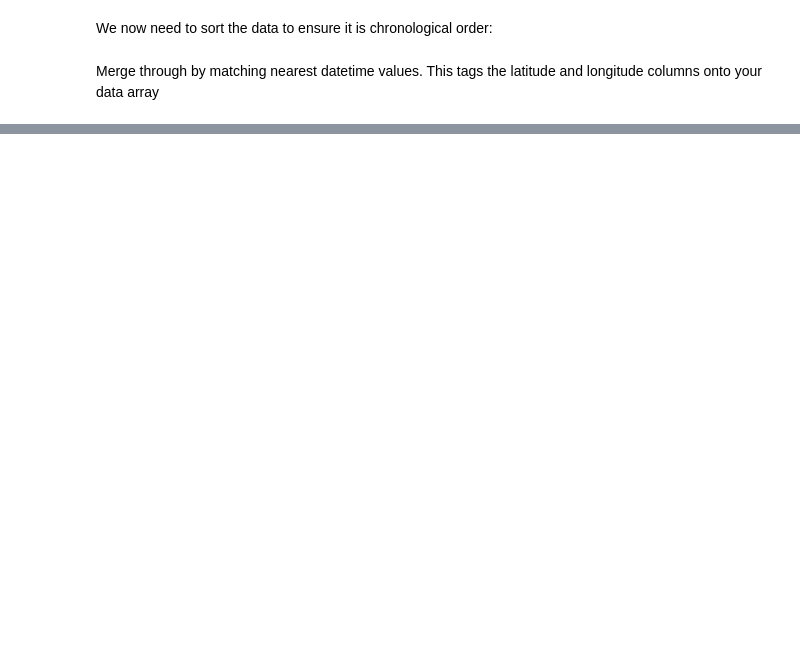
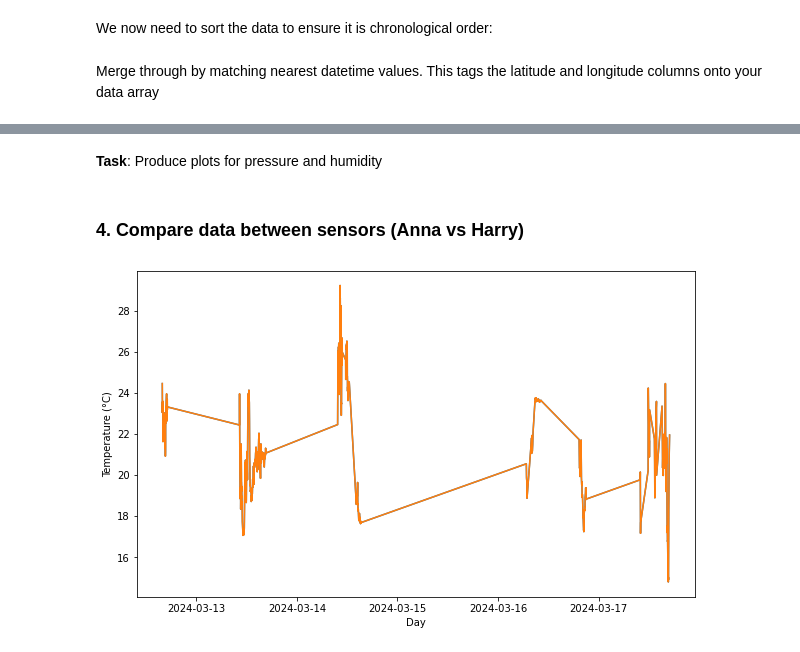
Before and after one commit to harryjgrosvenor/FT202403_CanaryIslands, a Jupyter notebook: Skeleton_Script.ipynb, the cells around one changed output, grey strips where cells are left out. Drawn from its saved outputs; the diff is of its cells as text; code cells hidden in the pictures; blank space fills up the shorter version.

```diff
--- a/Skeleton_Script.ipynb
+++ b/Skeleton_Script.ipynb
@@ -102,0 +168,26 @@ plt.show()
+# %% [markdown]
+**Task**: Produce plots for pressure and humidity
+# %% [markdown]
+### 4. Compare data between sensors (Anna vs Harry)
+# %%
+# This figure plots a timeseries of temperature but as a daily mean
+# Start figure
+plt.figure(figsize=(10,6))
+# tell it what to plot
+exclude_dates = [pd.Timestamp('2024-03-13'), pd.Timestamp('2024-03-15')]
+# Anna data
+plt.plot(
+    data[~data['Date'].isin(exclude_dates)]['Datetime'],
+    data[~data['Date'].isin(exclude_dates)]['Temperature(C)'])
+# Harry data
+plt.plot(
+    data[~data['Date'].isin(exclude_dates)]['Datetime'],
+    data[~data['Date'].isin(exclude_dates)]['Temperature(C)'])
+# label axes
+plt.xlabel('Day')
+plt.ylabel('Temperature (°C)')
+# to save the figure, delete the hashtag, re-run and change name from timeseries.png
+# plt.savefig('timeseries.png', dpi = 300)
+plt.show()
+# %% [output]
+[figure, added]
```
Also changed, not shown: parts of 33 cells of this notebook, 3 other files.
